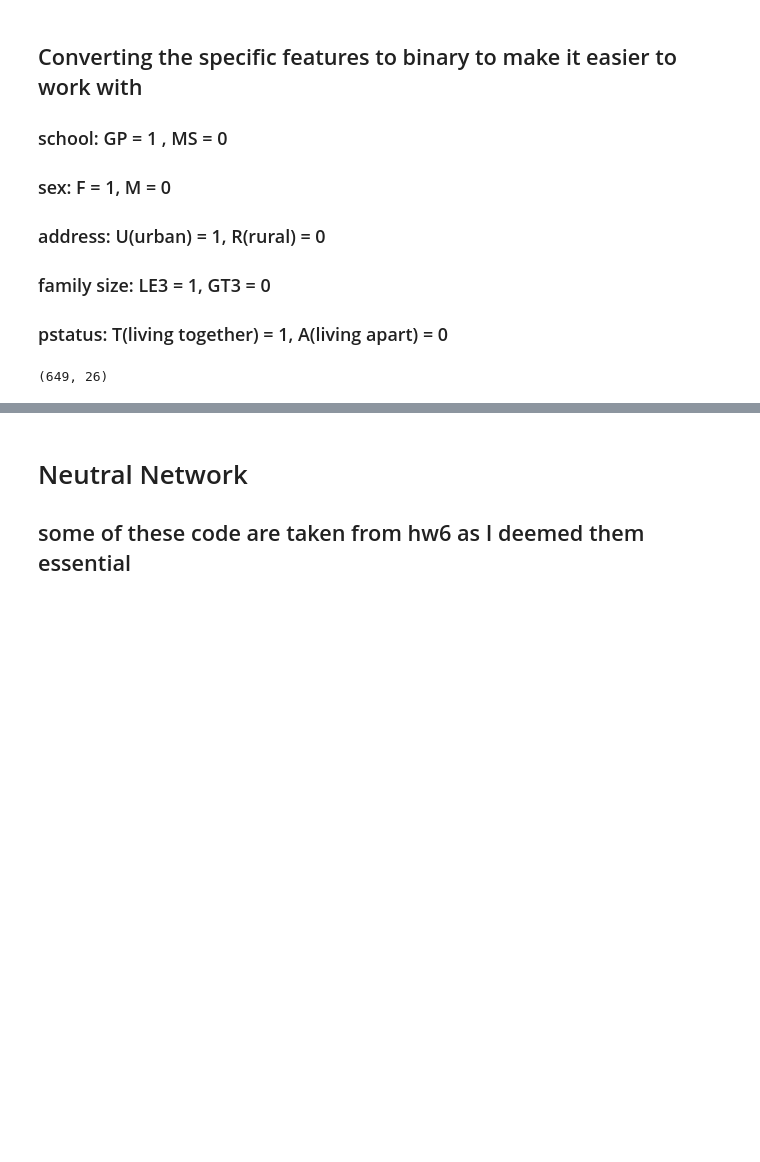
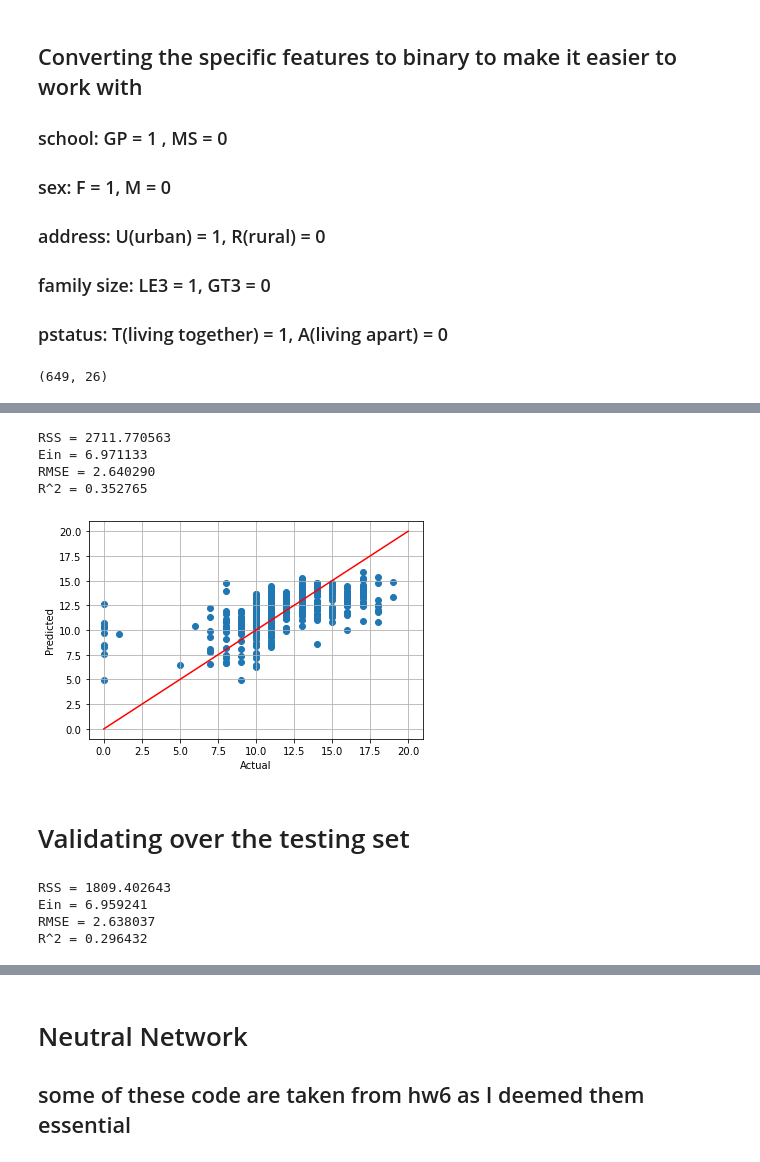
Before and after one commit to fdnthecoder/StudentPerformanceML, a Jupyter notebook: Student Performances.ipynb, the cells around one changed output, grey strips where cells are left out. Saved outputs shown, nothing was run; the diff lists cells and outputs as text; code cells hidden in the pictures; blank space fills up the shorter version.

Commit message:
Regression

```diff
--- a/Student Performances.ipynb
+++ b/Student Performances.ipynb
@@ -100,5 +99,11 @@ y = np.array(y) #changed to array to be easier to work with
 X = np.array(X_fixed)
 # %% [output]
 (649, 26)
+# %%
+X_scale = StandardScaler()
+X = np.array(X_scale.fit_transform(X))
+# %%
+#Split the data into training and test set.  60% training and %40 test
+X_train, X_test, y_train, y_test = train_test_split(X, y, test_size=0.4)
 # %% [markdown]
 # FROM here on out the markdown split up which model. Add cells according to which mark down. Here is the order
@@ -221,0 +303,4 @@ final cost:  4.446168806722196
+# %%
+#Creating our regression
+regr = linear_model.LinearRegression()
+regr.fit(X_train,y_train)
@@ -221,0 +319,38 @@ final cost:  4.446168806722196
+# %%
+y_tr_pred = regr.predict(X_train)
+RSS = np.sum((y_tr_pred-y_train)**2)
+TSS = np.sum((y_train - np.mean(y_train))**2)
+print("RSS = {0:f}".format(RSS))
+print("Ein = {0:f}".format(RSS/y_train.shape[0]))
+print("RMSE = {0:f}".format(np.sqrt(RSS/y_train.shape[0])))
+print("R^2 = {0:f}".format(1-RSS/TSS))
+# %% [output]
+RSS = 2711.770563
+Ein = 6.971133
+RMSE = 2.640290
+R^2 = 0.352765
+# %%
+plt.scatter(y_train,y_tr_pred)
+#Set to 20, because maximum score for y is 20
+plt.plot([0, 20],[0, 20],'r')
+plt.xlabel('Actual')
+plt.ylabel('Predicted')
+plt.grid()
+# %% [output]
+[figure, added]
+# %% [markdown]
+# Validating over the testing set
+# %%
+y_test_pred = regr.predict(X_test)
+y_tr_pred = regr.predict(X_train)
+RSS = np.sum((y_test_pred-y_test)**2)
+TSS = np.sum((y_test - np.mean(y_test))**2)
+print("RSS = {0:f}".format(RSS))
+print("Ein = {0:f}".format(RSS/n_test))
+print("RMSE = {0:f}".format(np.sqrt(RSS/n_test)))
+print("R^2 = {0:f}".format(1-RSS/TSS))
+# %% [output]
+RSS = 1809.402643
+Ein = 6.959241
+RMSE = 2.638037
+R^2 = 0.296432
```
Also changed, not shown: parts of 23 cells of this notebook.
